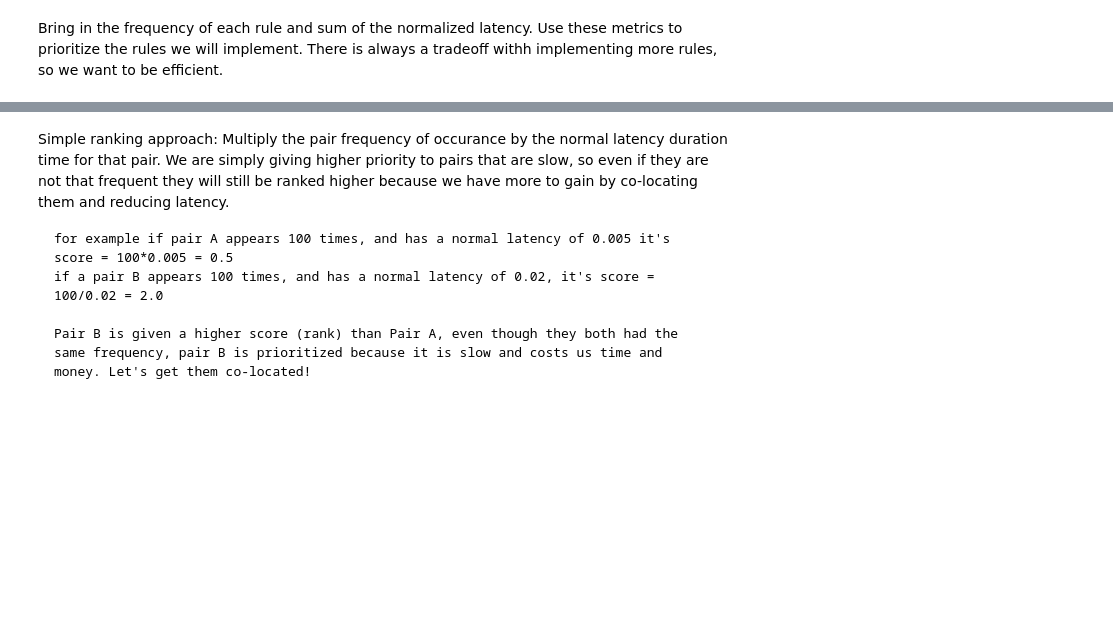
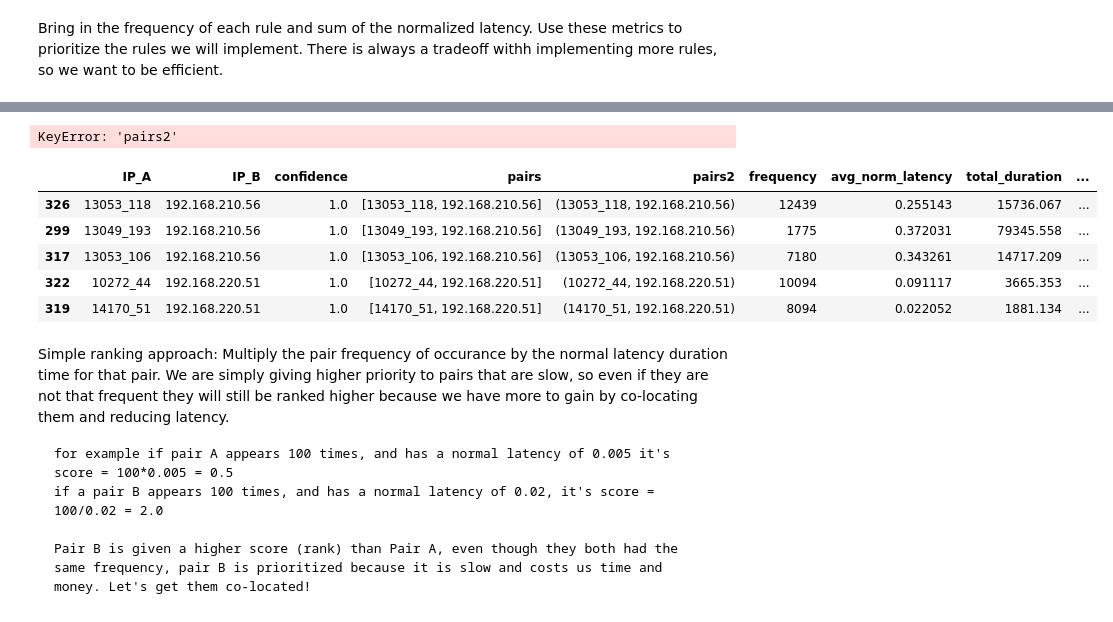
Before and after one commit to nrb75/Manifold, a Jupyter notebook: FP-Growth-optimize.ipynb, the cells around one changed output, grey strips where cells are left out. Saved outputs shown, nothing was run; the diff lists cells and outputs as text; code cells hidden in the pictures; blank space fills up the shorter version.

```diff
--- a/FP-Growth-optimize.ipynb
+++ b/FP-Growth-optimize.ipynb
@@ -244,3 +196,17 @@ Text(0.5,0,'IP pair frequency of occurance')
+# %%
+rules_df_80per_70con=format_rules(rules, df, 20) #this function was loaded above from the format_rules.py file,
+#the input is the rules and the original dataframe correctly formatted, and the number of apps that can fit on a serveer
+# %% [output]
+KeyError: 'pairs2'
+# %%
+rules_df_80per_70con.head()
+# %% [output]
+|  | IP_A | IP_B | confidence | pairs | pairs2 | frequency | avg_norm_latency | total_duration | ... |
+| 326 | 13053_118 | 192.168.210.56 | 1.0 | [13053_118, 192.168.210.56] | (13053_118, 192.168.210.56) | 12439 | 0.255143 | 15736.067 | ... |
+| 299 | 13049_193 | 192.168.210.56 | 1.0 | [13049_193, 192.168.210.56] | (13049_193, 192.168.210.56) | 1775 | 0.372031 | 79345.558 | ... |
+| 317 | 13053_106 | 192.168.210.56 | 1.0 | [13053_106, 192.168.210.56] | (13053_106, 192.168.210.56) | 7180 | 0.343261 | 14717.209 | ... |
+| 322 | 10272_44 | 192.168.220.51 | 1.0 | [10272_44, 192.168.220.51] | (10272_44, 192.168.220.51) | 10094 | 0.091117 | 3665.353 | ... |
+| 319 | 14170_51 | 192.168.220.51 | 1.0 | [14170_51, 192.168.220.51] | (14170_51, 192.168.220.51) | 8094 | 0.022052 | 1881.134 | ... |
 # %% [markdown]
 Simple ranking approach:
     Multiply the pair frequency of occurance by the normal latency duration time for that pair. We are simply giving higher priority to pairs that are slow, so even if they are not that frequent they will still be ranked higher because we have more to gain by co-locating them and reducing latency.
```
Also changed, not shown: parts of 25 cells of this notebook, 3 other files.
